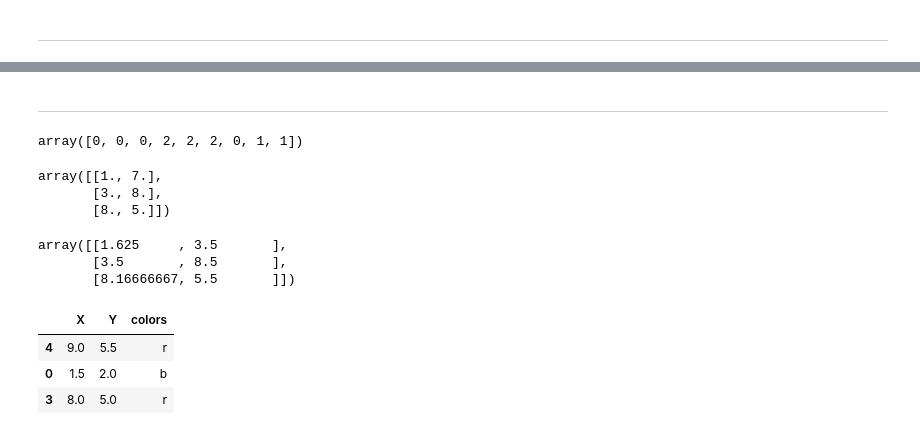
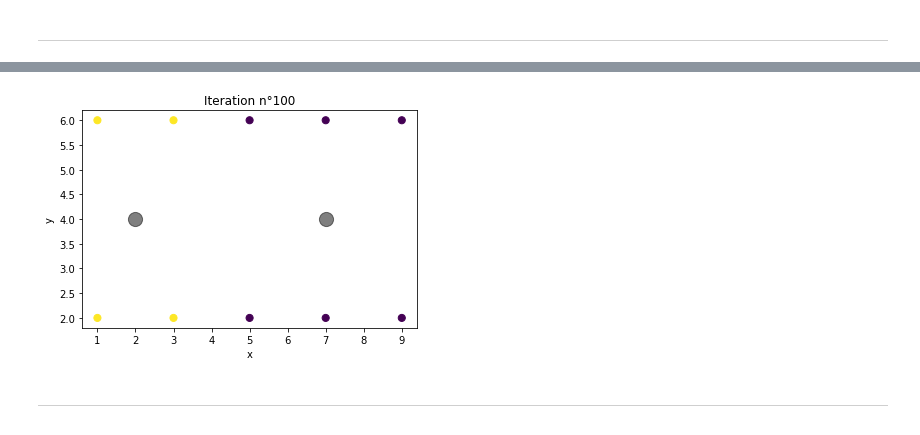
Before and after one commit to gaguillaume/project_clustering_Netflix, a Jupyter notebook: K-means_test.ipynb, the cells around one changed output, grey strips where cells are left out. Drawn from its saved outputs; the diff is of its cells as text; code cells hidden in the pictures.

```diff
--- a/K-means_test.ipynb
+++ b/K-means_test.ipynb
@@ -179,33 +254,6 @@ dist(p11,pC3) : 5.333333333333334
+# %%
+kmeans.graph
+# %% [output]
+[figure, added]
 # %% [markdown]
 ----
-# %%
-def compute_label(x):
-    return np.sqrt(np.sum((x - centroids)**2, axis=1)).argmin()
-
-X = df.loc[:,['X','Y']]
-centroids = np.array(X.iloc[np.random.choice(len(X), 3, replace=False)])
-
-labels = np.apply_along_axis(compute_label, 1, X)
-labels
-# %% [output]
-array([0, 0, 0, 2, 2, 2, 0, 1, 1])
-# %%
-centroids
-# %% [output]
-array([[1., 7.],
-       [3., 8.],
-       [8., 5.]])
-# %%
-new_centroids = np.array([np.mean(X[labels == k], axis=0)  for k in range(3)])
-new_centroids
-# %% [output]
-array([[1.625     , 3.5       ],
-       [3.5       , 8.5       ],
-       [8.16666667, 5.5       ]])
-# %%
-df.iloc[np.random.choice(len(df), 3, replace=False)]
-# %% [output]
-|  | X | Y | colors |
-| 4 | 9.0 | 5.5 | r |
-| 0 | 1.5 | 2.0 | b |
-| 3 | 8.0 | 5.0 | r |
```
Also changed, not shown: parts of 25 cells of this notebook, 1 other file.
